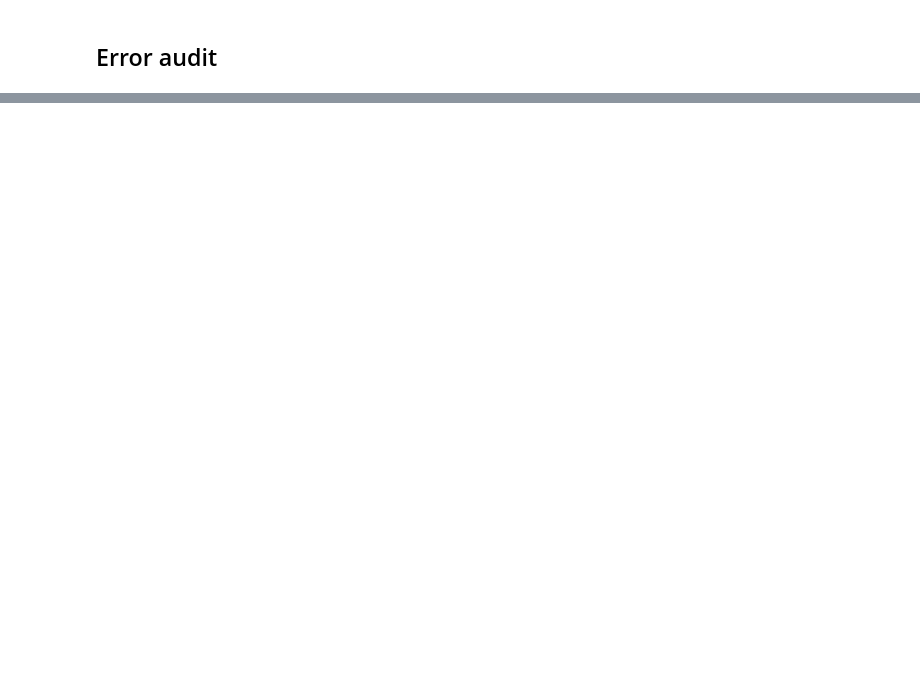
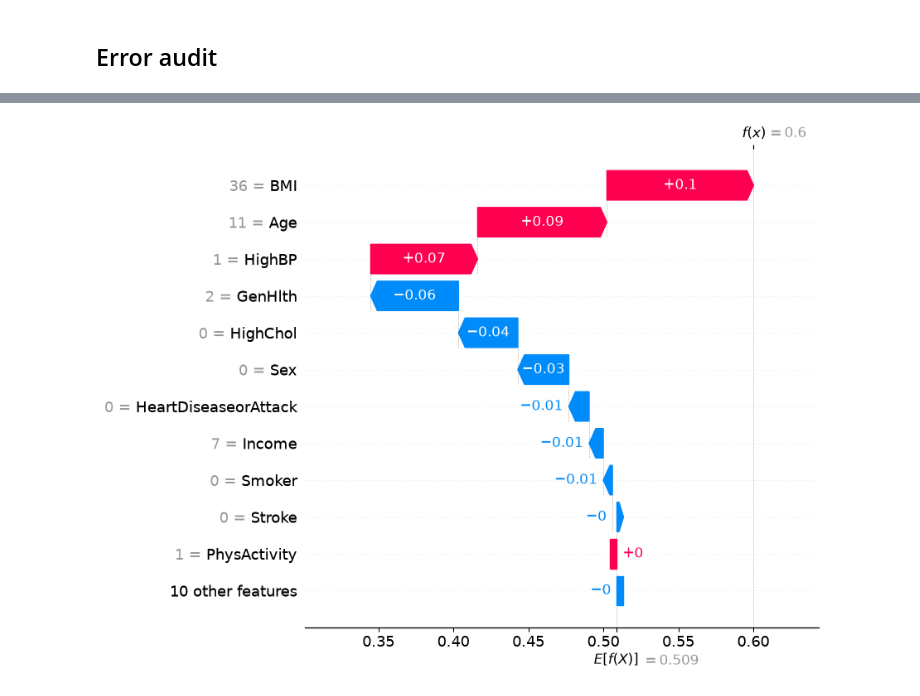
Before and after one commit to VictorBCarstens/XAI-Assignment-1-Explaining-Diabetes, a Jupyter notebook: diabetes_neural_network.ipynb, the cells around one changed output, grey strips where cells are left out. Saved outputs shown, nothing was run; the diff lists cells and outputs as text; code cells hidden in the pictures; blank space fills up the shorter version.

```diff
--- a/diabetes_neural_network.ipynb
+++ b/diabetes_neural_network.ipynb
@@ -166,0 +491,15 @@ display(audit.loc[(audit.actual == 0) & (audit.predicted == 1)].sort_values('sco
+# %%
+base_value = shap_explainer.expected_value
+if np.ndim(base_value) > 0:
+    base_value = base_value[1]
+
+local_shap = shap.Explanation(
+    values=shap_positive[0],
+    base_values=base_value,
+    data=X_shap.iloc[0].to_numpy(),
+    feature_names=features
+)
+
+shap.plots.waterfall(local_shap, max_display=12)
+# %% [output]
+[figure, added]
```
Also changed, not shown: parts of 10 cells of this notebook.
